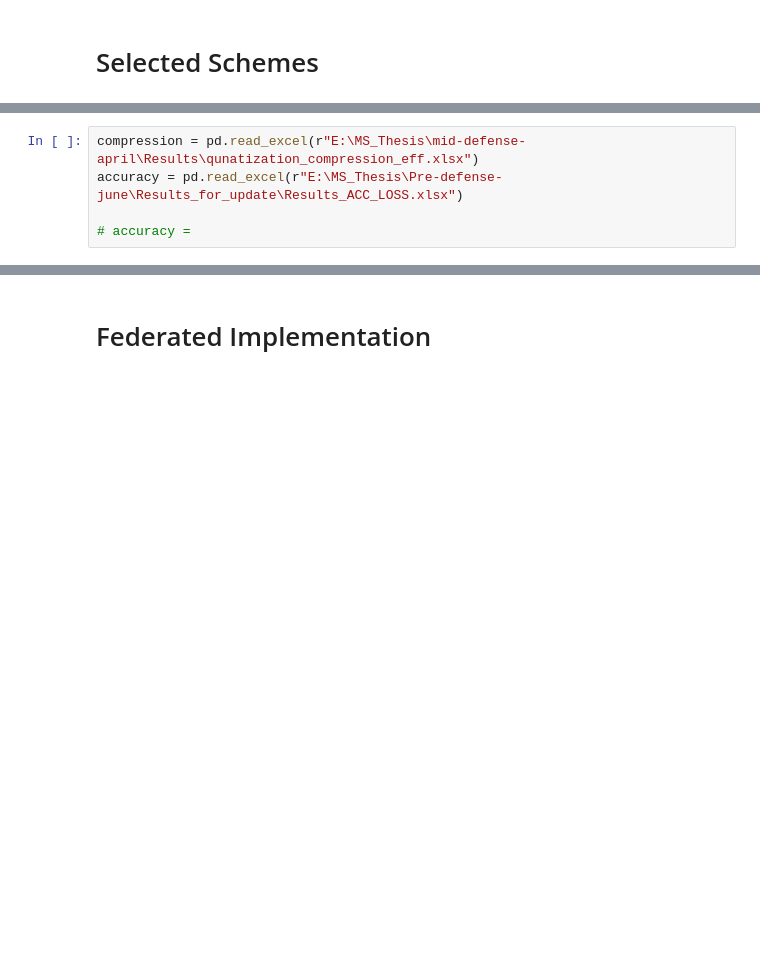
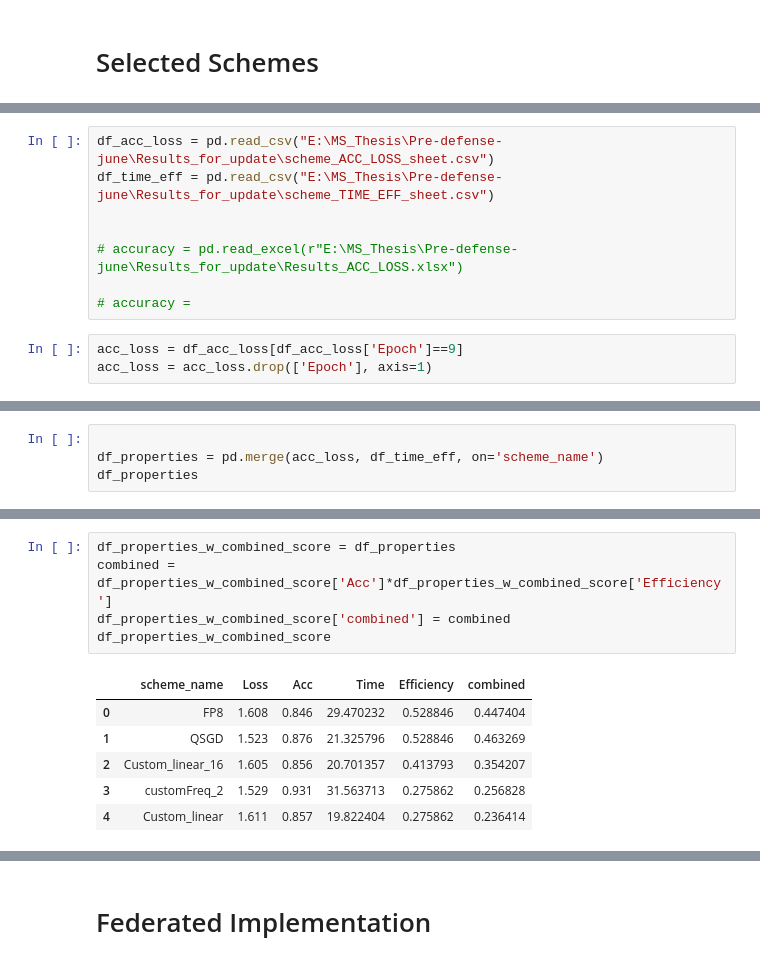
Before and after one commit to faiza-sfa/FedQuantization, a Jupyter notebook: phase_2_simulation_w_quantization.ipynb, the cells around one changed output, grey strips where cells are left out. Cells and saved outputs as stored; diff of their text form; blank space fills up the shorter version.

```diff
--- a/phase_2_simulation_w_quantization.ipynb
+++ b/phase_2_simulation_w_quantization.ipynb
@@ -1017,5 +1015,11 @@ df
 # %%
-compression = pd.read_excel(r"E:\MS_Thesis\mid-defense-april\Results\qunatization_compression_eff.xlsx")
-accuracy = pd.read_excel(r"E:\MS_Thesis\Pre-defense-june\Results_for_update\Results_ACC_LOSS.xlsx")
+df_acc_loss = pd.read_csv("E:\MS_Thesis\Pre-defense-june\Results_for_update\scheme_ACC_LOSS_sheet.csv")
+df_time_eff = pd.read_csv("E:\MS_Thesis\Pre-defense-june\Results_for_update\scheme_TIME_EFF_sheet.csv")
+
+
+# accuracy = pd.read_excel(r"E:\MS_Thesis\Pre-defense-june\Results_for_update\Results_ACC_LOSS.xlsx")
 
 # accuracy =
+# %%
+acc_loss = df_acc_loss[df_acc_loss['Epoch']==9]
+acc_loss = acc_loss.drop(['Epoch'], axis=1)
@@ -1021,0 +1035,4 @@ accuracy = pd.read_excel(r"E:\MS_Thesis\Pre-defense-june\Results_for_update\Resu
+# %%
+
+df_properties = pd.merge(acc_loss, df_time_eff, on='scheme_name')
+df_properties
@@ -1021,0 +1101,12 @@ accuracy = pd.read_excel(r"E:\MS_Thesis\Pre-defense-june\Results_for_update\Resu
+# %%
+df_properties_w_combined_score = df_properties
+combined = df_properties_w_combined_score['Acc']*df_properties_w_combined_score['Efficiency']
+df_properties_w_combined_score['combined'] = combined
+df_properties_w_combined_score
+# %% [output]
+|  | scheme_name | Loss | Acc | Time | Efficiency | combined |
+| 0 | FP8 | 1.608 | 0.846 | 29.470232 | 0.528846 | 0.447404 |
+| 1 | QSGD | 1.523 | 0.876 | 21.325796 | 0.528846 | 0.463269 |
+| 2 | Custom_linear_16 | 1.605 | 0.856 | 20.701357 | 0.413793 | 0.354207 |
+| 3 | customFreq_2 | 1.529 | 0.931 | 31.563713 | 0.275862 | 0.256828 |
+| 4 | Custom_linear | 1.611 | 0.857 | 19.822404 | 0.275862 | 0.236414 |
```
Also changed, not shown: parts of 26 cells of this notebook, 1 other file.
